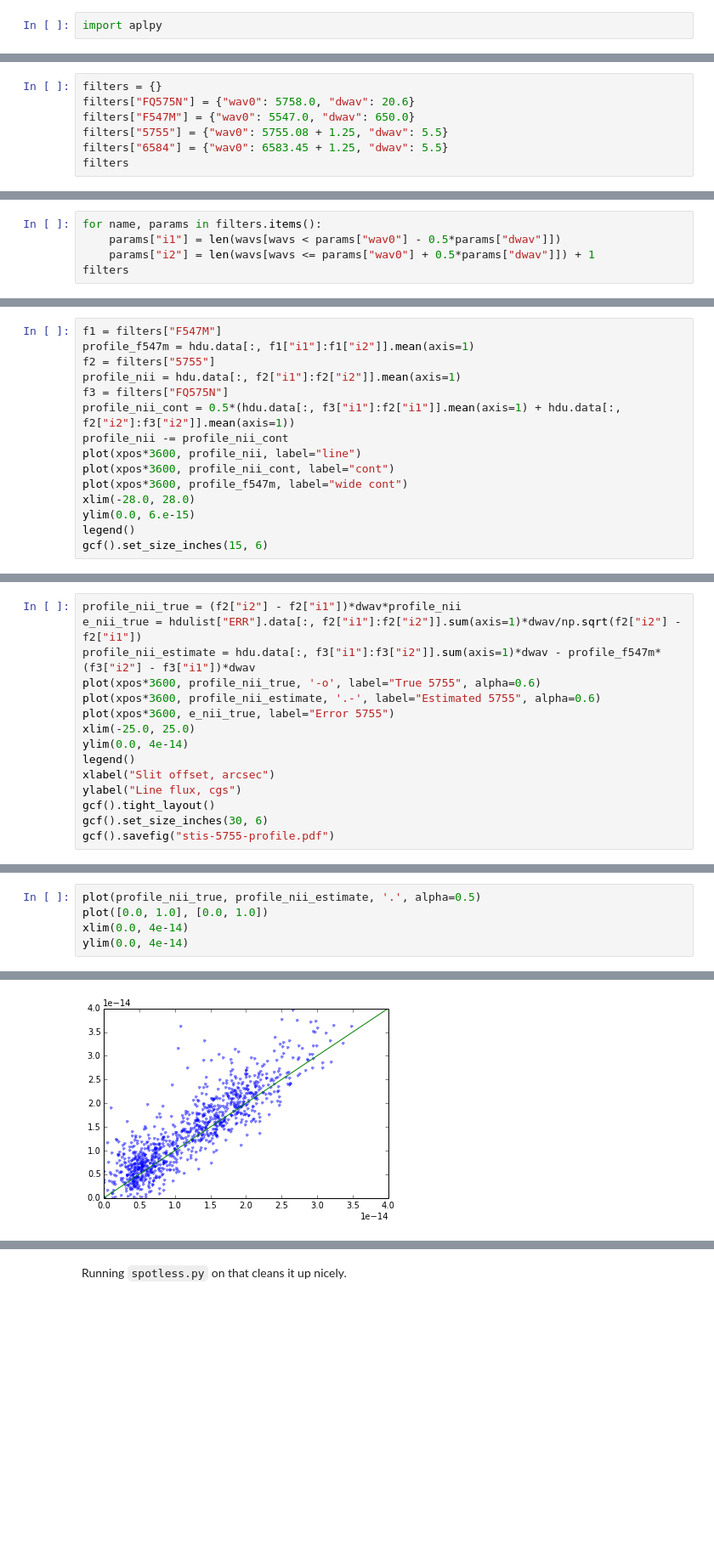
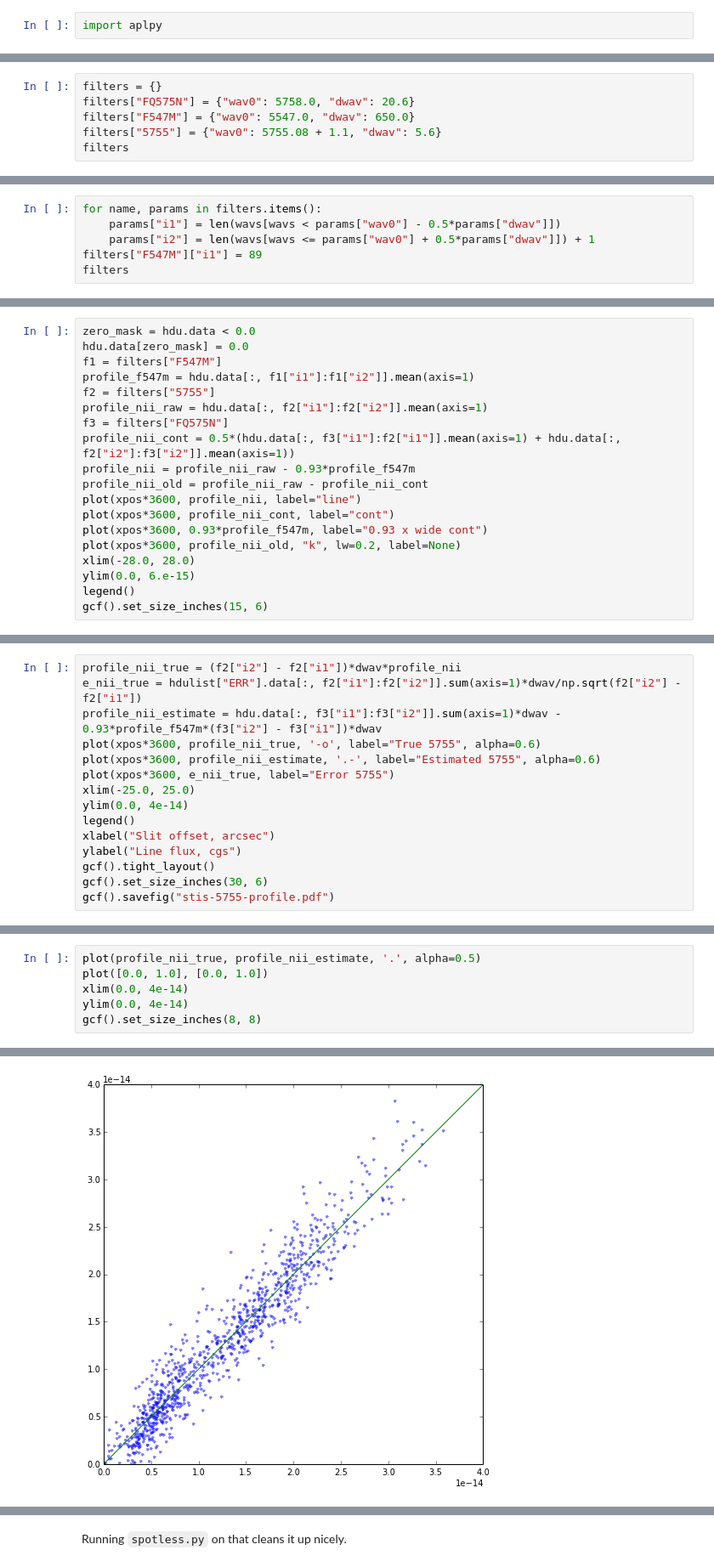
Before and after one commit to deprecated/orion-tsq, a Jupyter notebook: Rubin STIS spectra.ipynb, the cells around one changed output, grey strips where cells are left out. Shown at 85% size. Drawn from its saved outputs; the diff is of its cells as text; blank space fills up the shorter version.

```diff
--- a/Rubin STIS spectra.ipynb
+++ b/Rubin STIS spectra.ipynb
@@ -121,7 +121,6 @@ f.show_colorbar()
 filters = {}
 filters["FQ575N"] = {"wav0": 5758.0, "dwav": 20.6}
 filters["F547M"] = {"wav0": 5547.0, "dwav": 650.0}
-filters["5755"] = {"wav0": 5755.08 + 1.25, "dwav": 5.5}
-filters["6584"] = {"wav0": 6583.45 + 1.25, "dwav": 5.5}
+filters["5755"] = {"wav0": 5755.08 + 1.1, "dwav": 5.6}
 filters
 # %% [output]
@@ -133,5 +131,6 @@ filters
 for name, params in filters.items():
     params["i1"] = len(wavs[wavs < params["wav0"] - 0.5*params["dwav"]])
     params["i2"] = len(wavs[wavs <= params["wav0"] + 0.5*params["dwav"]]) + 1
+filters["F547M"]["i1"] = 89
 filters
 # %% [output]
@@ -141,15 +139,19 @@ filters
  'FQ575N': {'dwav': 20.6, 'i1': 625, 'i2': 663, 'wav0': 5758.0}}
 # %%
+zero_mask = hdu.data < 0.0
+hdu.data[zero_mask] = 0.0
 f1 = filters["F547M"]
 profile_f547m = hdu.data[:, f1["i1"]:f1["i2"]].mean(axis=1)
 f2 = filters["5755"]
-profile_nii = hdu.data[:, f2["i1"]:f2["i2"]].mean(axis=1)
+profile_nii_raw = hdu.data[:, f2["i1"]:f2["i2"]].mean(axis=1)
 f3 = filters["FQ575N"]
 profile_nii_cont = 0.5*(hdu.data[:, f3["i1"]:f2["i1"]].mean(axis=1) + hdu.data[:, f2["i2"]:f3["i2"]].mean(axis=1))
-profile_nii -= profile_nii_cont
+profile_nii = profile_nii_raw - 0.93*profile_f547m
+profile_nii_old = profile_nii_raw - profile_nii_cont
 plot(xpos*3600, profile_nii, label="line")
 plot(xpos*3600, profile_nii_cont, label="cont")
-plot(xpos*3600, profile_f547m, label="wide cont")
+plot(xpos*3600, 0.93*profile_f547m, label="0.93 x wide cont")
+plot(xpos*3600, profile_nii_old, "k", lw=0.2, label=None)
 xlim(-28.0, 28.0)
 ylim(0.0, 6.e-15)
 legend()
@@ -170,7 +182,7 @@ gcf().set_size_inches(20, 6)
 # %%
 profile_nii_true = (f2["i2"] - f2["i1"])*dwav*profile_nii
 e_nii_true = hdulist["ERR"].data[:, f2["i1"]:f2["i2"]].sum(axis=1)*dwav/np.sqrt(f2["i2"] - f2["i1"])
-profile_nii_estimate = hdu.data[:, f3["i1"]:f3["i2"]].sum(axis=1)*dwav - profile_f547m*(f3["i2"] - f3["i1"])*dwav
+profile_nii_estimate = hdu.data[:, f3["i1"]:f3["i2"]].sum(axis=1)*dwav - 0.93*profile_f547m*(f3["i2"] - f3["i1"])*dwav
 plot(xpos*3600, profile_nii_true, '-o', label="True 5755", alpha=0.6)
 plot(xpos*3600, profile_nii_estimate, '.-', label="Estimated 5755", alpha=0.6)
 plot(xpos*3600, e_nii_true, label="Error 5755")
@@ -207,4 +221,5 @@ plot(profile_nii_true, profile_nii_estimate, '.', alpha=0.5)
 plot([0.0, 1.0], [0.0, 1.0])
 xlim(0.0, 4e-14)
 ylim(0.0, 4e-14)
+gcf().set_size_inches(8, 8)
 # %% [output]
@@ -212 +226 @@ ylim(0.0, 4e-14)
-[figure, old version]
+[figure, new version]
```
Also changed, not shown: parts of 87 cells of this notebook, 1 other file.
